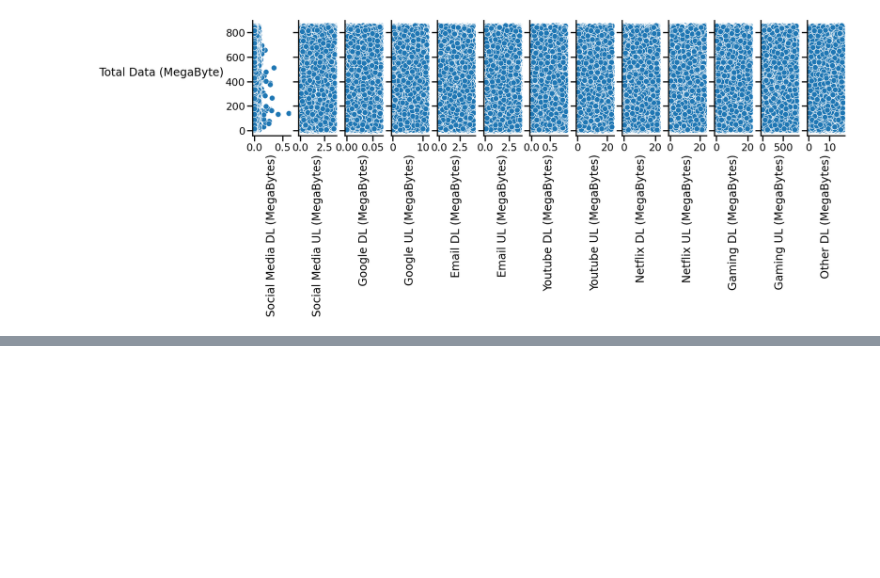
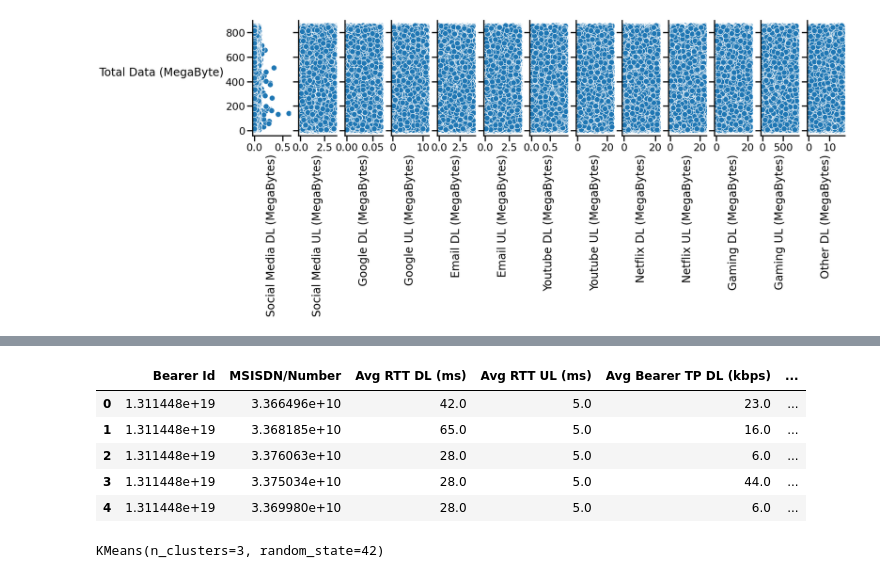
Before and after one commit to KutashiMA/Telecom_User_Analytics, a Jupyter notebook: User_Analytics.ipynb, the cells around one changed output, grey strips where cells are left out. Saved outputs shown, nothing was run; the diff lists cells and outputs as text; code cells hidden in the pictures; blank space fills up the shorter version.

```diff
--- a/User_Analytics.ipynb
+++ b/User_Analytics.ipynb
@@ -1537,0 +1193,15 @@ ea_df.groupby('Handset Type').agg({'Total TCP': 'mean'}).sort_values(by='Total T
+# %%
+# adding columns to be dropped to a list
+remove = []
+for i in ea_data.columns[1:]:
+    if 'RTT' in i: continue
+    elif '%' in i:
+        remove.append(i)
+    elif 'HTTP' in i:
+        remove.append(i)
+    elif 'TP' in i: continue
+    elif 'TCP' in i: continue
+    elif 'Handset' in i: continue
+    elif 'Number' in i: continue
+    else:
+        remove.append(i)
@@ -1537,0 +1286,6 @@ ea_df.groupby('Handset Type').agg({'Total TCP': 'mean'}).sort_values(by='Total T
+# %%
+columns = list(ea_df.columns[:2])
+columns.extend(['Handset Manufacturer','Handset Type'])
+for i in columns:
+    ea_df[i] = mode_fill(ea_df, i)
+ea_df.isnull().sum()
@@ -1537,0 +1304,4 @@ ea_df.groupby('Handset Type').agg({'Total TCP': 'mean'}).sort_values(by='Total T
+# %%
+ea_df['Handset Type'].replace('undefined', ea_df['Handset Type'].mode()[0], inplace=True)
+ea_df['Handset Manufacturer'].replace('undefined', ea_df['Handset Manufacturer'].mode()[0], inplace=True)
+ea_df
@@ -1537,0 +1566,18 @@ ea_df.groupby('Handset Type').agg({'Total TCP': 'mean'}).sort_values(by='Total T
+# %%
+# adding encoded handset type column
+#creating a LabelEncoder object
+from sklearn.preprocessing import LabelEncoder
+
+le= LabelEncoder()
+#invoking fit_transform method on object
+ea_df['Handset Type Encoded']=le.fit_transform(ea_df['Handset Type'])
+ea_df['Handset Manufacturer Encoded']=le.fit_transform(ea_df['Handset Manufacturer'])
+
+ea_df.head()
+# %% [output]
+|  | Bearer Id | MSISDN/Number | Avg RTT DL (ms) | Avg RTT UL (ms) | Avg Bearer TP DL (kbps) | ... |
+| 0 | 1.311448e+19 | 3.366496e+10 | 42.0 | 5.0 | 23.0 | ... |
+| 1 | 1.311448e+19 | 3.368185e+10 | 65.0 | 5.0 | 16.0 | ... |
+| 2 | 1.311448e+19 | 3.376063e+10 | 28.0 | 5.0 | 6.0 | ... |
+| 3 | 1.311448e+19 | 3.375034e+10 | 28.0 | 5.0 | 44.0 | ... |
+| 4 | 1.311448e+19 | 3.369980e+10 | 28.0 | 5.0 | 6.0 | ... |
@@ -1537,0 +1597,5 @@ ea_df.groupby('Handset Type').agg({'Total TCP': 'mean'}).sort_values(by='Total T
+# %%
+# We divide our data into the three clusters.
+kmeans.fit(segmentation_std)
+# %% [output]
+KMeans(n_clusters=3, random_state=42)
```
Also changed, not shown: parts of 153 cells of this notebook.
